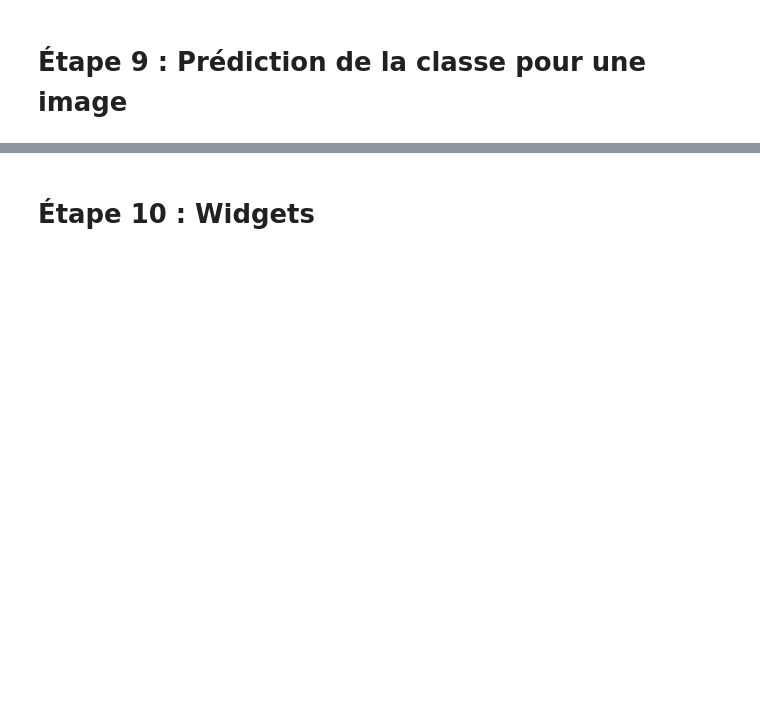
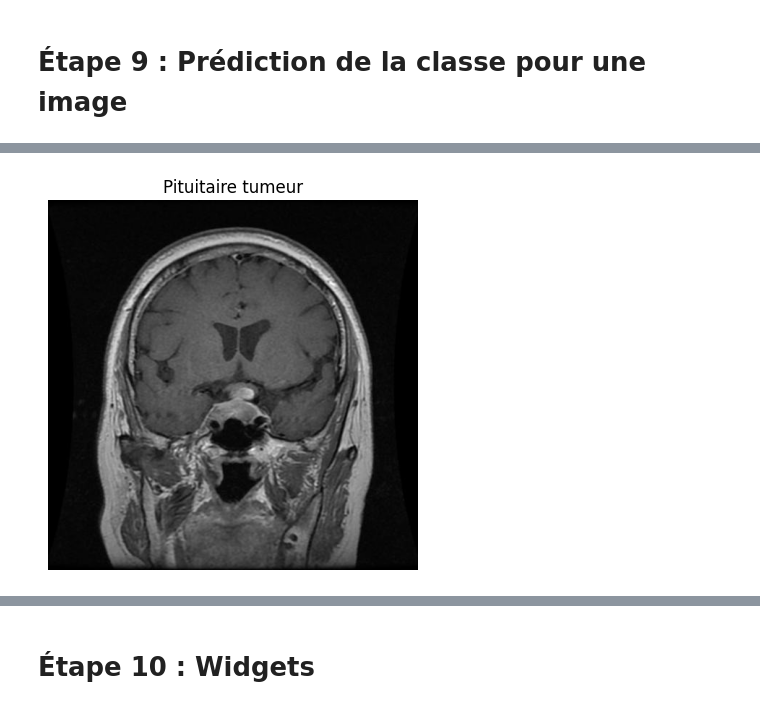
Before and after one commit to hiendinh2001/Brain_Tumors_Classification_project, a Jupyter notebook: projet_Brain_Tumors_Classification_DINH_KORENFELD.ipynb, the cells around one changed output, grey strips where cells are left out. Saved outputs shown, nothing was run; the diff lists cells and outputs as text; code cells hidden in the pictures; blank space fills up the shorter version.

```diff
--- a/projet_Brain_Tumors_Classification_DINH_KORENFELD.ipynb
+++ b/projet_Brain_Tumors_Classification_DINH_KORENFELD.ipynb
@@ -419,0 +436,4 @@ plt.show()
+# %%
+image_path = '/content/drive/MyDrive/Colab Notebooks/projet_Brain_Tumors_Classification/Training/pituitary_tumor/p (106).jpg'
+prediction_label = classify_brain_tumor(image_path, model)
+# %% [output]
@@ -419,0 +441 @@ plt.show()
+[figure, added]
```
Also changed, not shown: parts of 7 cells of this notebook.
